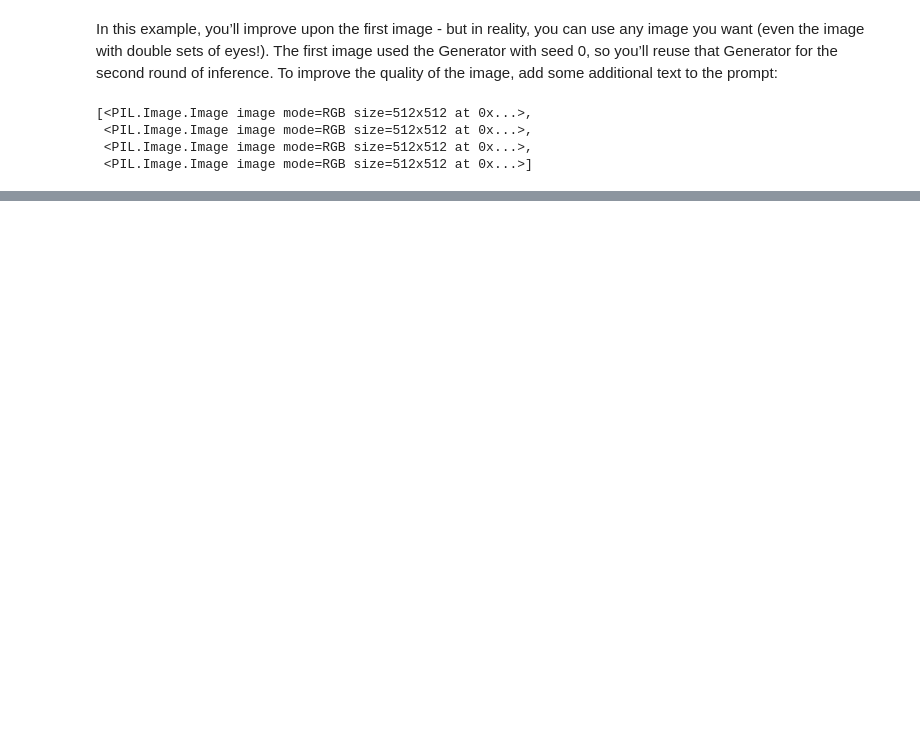
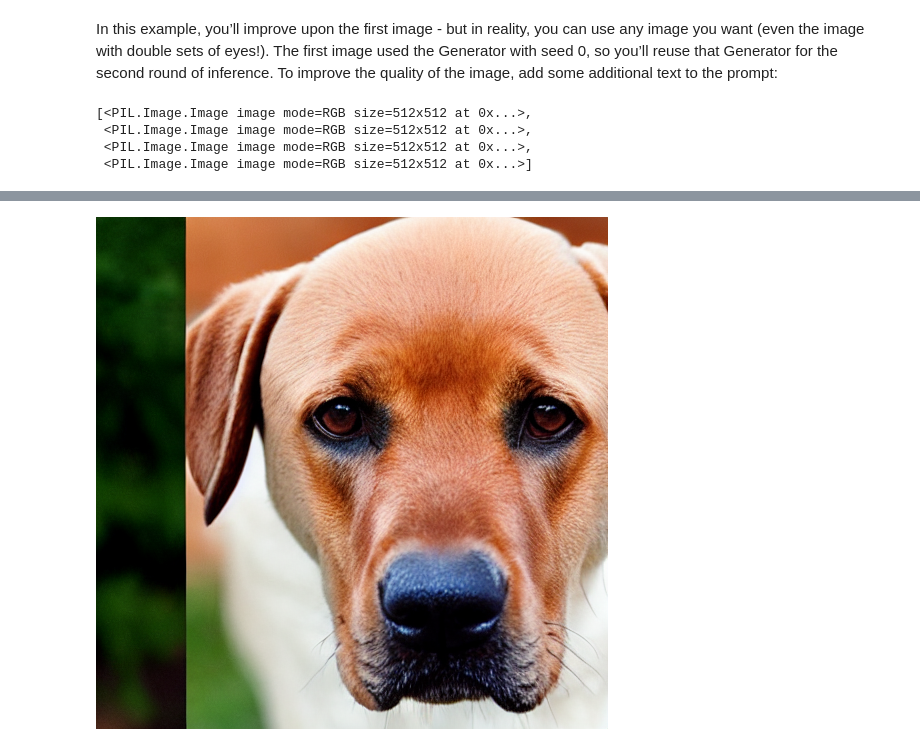
Before and after one commit to cagBRT/Diffusers, a Jupyter notebook: diffusers_doc/en/unconditional_image_generation.ipynb, the cells around one changed output, grey strips where cells are left out. Saved outputs shown, nothing was run; the diff lists cells and outputs as text; code cells hidden in the pictures; blank space fills up the shorter version.

```diff
--- a/diffusers_doc/en/unconditional_image_generation.ipynb
+++ b/diffusers_doc/en/unconditional_image_generation.ipynb
@@ -217,0 +221,4 @@ TypeError: 'module' object is not callable
+# %%
+images[2]
+# %% [output]
+[figure, added]
```
Also changed, not shown: parts of 6 cells of this notebook.
